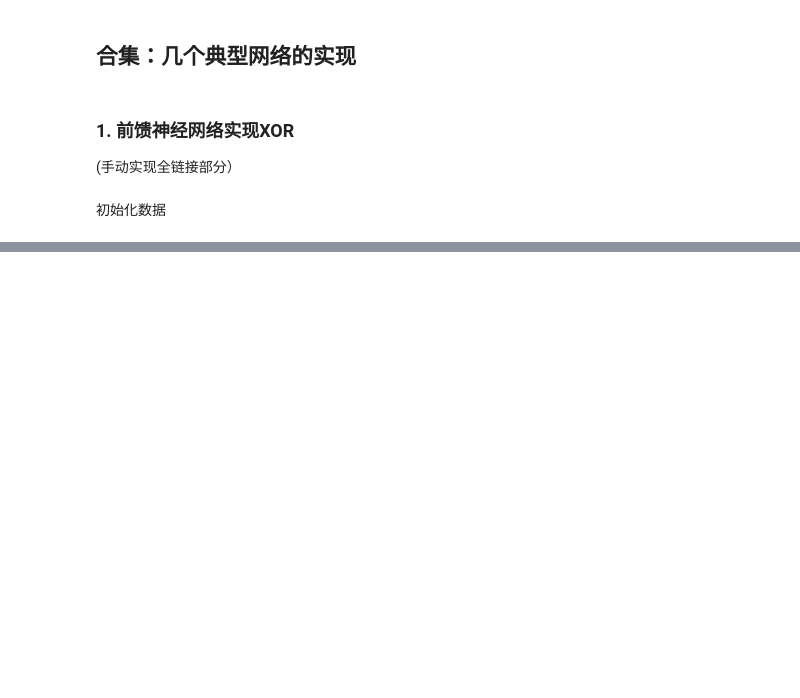
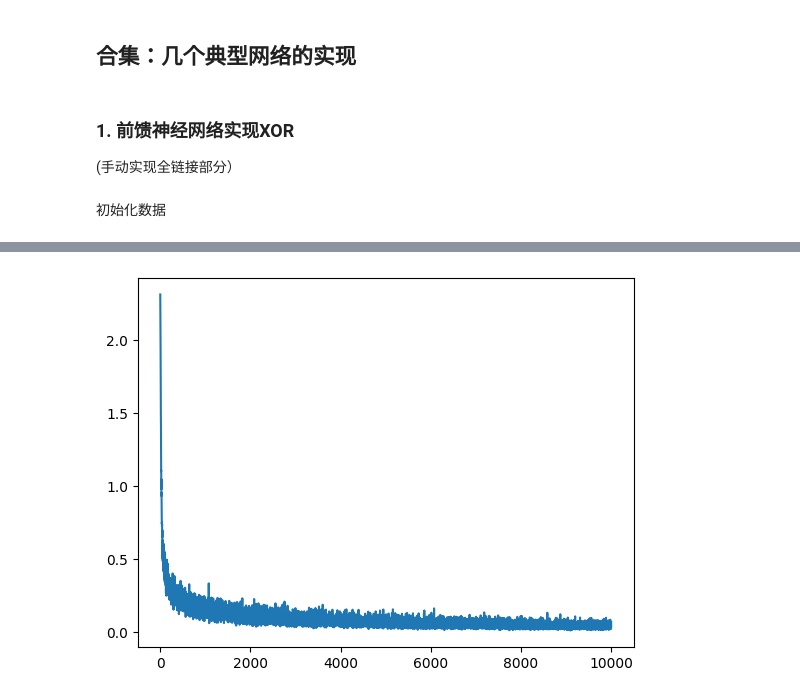
Before and after one commit to By-Xin/ByCsdiy, a Jupyter notebook: DeepLearning/DeepLearning_Qyx/DL Review.ipynb, the cells around one changed output, grey strips where cells are left out. Cells and saved outputs as stored; diff of their text form; code cells hidden in the pictures; blank space fills up the shorter version.

```diff
--- a/DeepLearning/DeepLearning_Qyx/DL Review.ipynb
+++ b/DeepLearning/DeepLearning_Qyx/DL Review.ipynb
@@ -581,0 +636,87 @@ plt.plot(losses)
+# %%
+
+#2. 构建 LeNet 类
+
+class MyLeNet(torch.nn.Module):
+    def __init__(self):
+        super().__init__()
+        self.conv1 = torch.nn.Conv2d(in_channels=1, out_channels=20, kernel_size=5, stride=1)
+        self.pool1 = torch.nn.MaxPool2d(2,stride = 2)
+        self.conv2 = torch.nn.Conv2d(in_channels=20, out_channels=50,kernel_size=5,stride=1)
+        self.pool2 = torch.nn.MaxPool2d(kernel_size=2,stride=2)
+        self.fc1 = torch.nn.Linear(in_features=50*4*4,out_features=500)
+        self.fc2 = torch.nn.Linear(in_features=500,out_features=10)
+
+    def forward(self,x):
+        x = self.conv1(x)
+        x = torch.relu(x)
+        x = self.pool1(x)
+
+        x = self.conv2(x)
+        x = torch.relu(x)
+        x = self.pool2(x)
+
+        x = self.fc1(x.view(-1,50*4*4))
+        x = torch.relu(x)
+
+        x = self.fc2(x)
+        softmax = torch.nn.Softmax(1)
+        x = softmax(x)
+
+        return  x
+
+
+
+#3. 创建 LeNet实例
+
+np.random.seed(123)
+torch.manual_seed(123)
+
+model = MyLeNet()
+
+
+#4. 定义损失函数
+
+lossfn = torch.nn.NLLLoss()
+
+
+#5. 编写循环
+
+from tqdm import  tqdm
+nepoch = 200
+batch_size = 200
+lr = 0.001
+
+np.random.seed(123)
+torch.manual_seed(123)
+
+model_adagrad = MyLeNet().to(device)
+losses_adagrad = []
+
+
+opt = torch.optim.Adagrad(model_adagrad.parameters(),lr=lr)
+
+n = x.shape[0]
+obs_id = np.arange(n)
+
+for epoch in tqdm(range(nepoch)):
+    np.random.shuffle(obs_id)
+
+    for i in range(0,n,batch_size):
+        # Create mini-batch
+        x_mini_batch = x[obs_id[i:(i + batch_size)]].to(device)
+        y_mini_batch = y[obs_id[i:(i + batch_size)]].to(device)
+        # Compute loss
+        pred = model_adagrad(x_mini_batch)
+        lossfn = torch.nn.NLLLoss()
+        loss = lossfn(torch.log(pred), y_mini_batch)
+        # Compute gradient and update parameters
+        opt.zero_grad()
+        loss.backward()
+        opt.step()
+        losses_adagrad.append(loss.item())
+
+plt.plot(losses_adagrad)
+plt.show()
+# %% [output]
+[figure, added]
```
Also changed, not shown: parts of 9 cells of this notebook, 23 other files.
